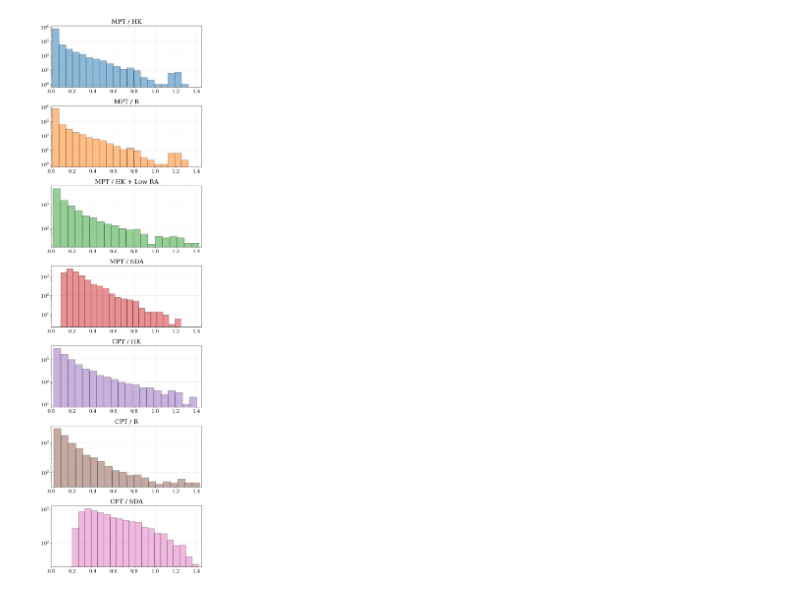
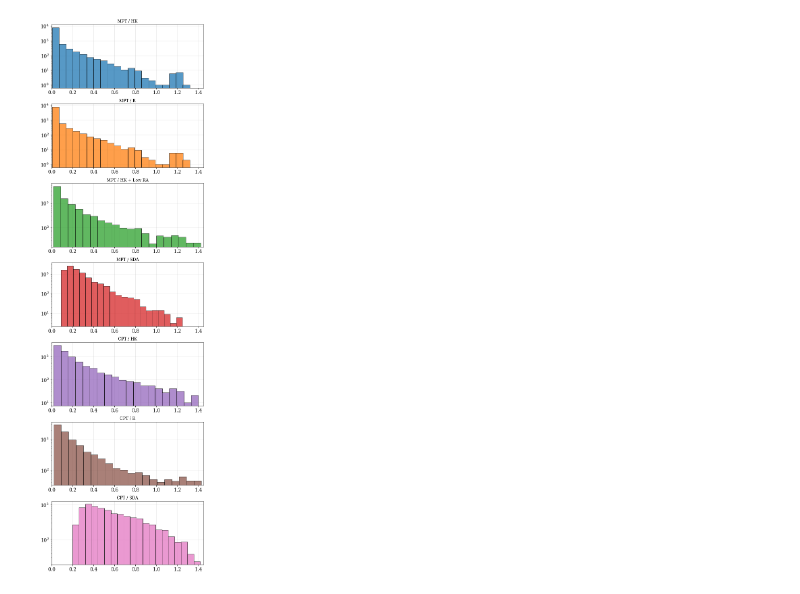
Before and after one commit to charlesaugdupont/poverty-trap, a Jupyter notebook: notebooks/Analyze_Project_Returns.ipynb, the cells around one changed output. Saved outputs shown, nothing was run; the diff lists cells and outputs as text; code cells hidden in the pictures.

```diff
--- a/notebooks/Analyze_Project_Returns.ipynb
+++ b/notebooks/Analyze_Project_Returns.ipynb
@@ -62,37 +63,22 @@ colors = ['#1f77b4', '#ff7f0e', '#2ca02c', '#d62728', '#9467bd', '#8c564b', '#e3
 # %%
 fig, axs = plt.subplots(len(setups),1, figsize=(7,23))
 
 for s_idx, s in enumerate(setups):
 
     summed_project_returns = []
     for f in tqdm(os.listdir("../data/project_returns/" + s)):
         data = pickle.load(lzma.open(f"../data/project_returns/" + s + f"/{f}"))
         summed_project_returns.append([np.mean(x) for x in data[:-1]]) # ignore safe returns
 
-#         if "sda" in s:
-#             summed_project_returns.append([np.mean(x) for x in data])
-#         else:
-#             sum1 = np.sum(data, axis=2).astype(np.float32)
-#             sum2 = np.sum(sum1, axis=0)
-#             summed_project_returns.append(sum2)
-
     concat = np.stack(summed_project_returns)
     concat_summed = np.sum(concat, axis=0)
-
-#     if "sda" in s:
-#         total = 10
-#     elif "cpt" in s:
-#         total = 8192*50*10
-#     else:
-#         total = 9216*50*10
-
     concat_mean = concat_summed / 10
-    axs[s_idx].hist(list(concat_mean), color=colors[s_idx], edgecolor="k", bins=20, alpha=0.5)
+    axs[s_idx].hist(list(concat_mean), color=colors[s_idx], edgecolor="k", bins=20, alpha=0.75)
     axs[s_idx].set_title(titles[s_idx])
     axs[s_idx].set_xlim(0, 1.45)
     axs[s_idx].set_yscale("log")
 
 fig.tight_layout()
 plt.show()
 # %% [output]
-[figure, old version]
+[figure, new version]
```
Also changed, not shown: parts of 1 cell of this notebook, 1 other file.
